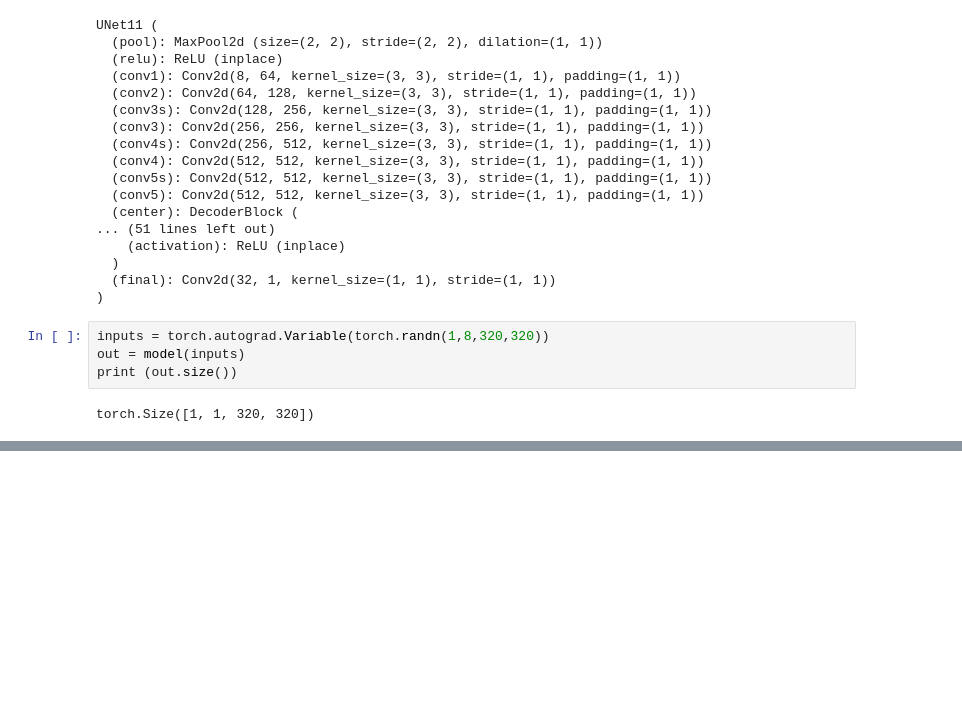
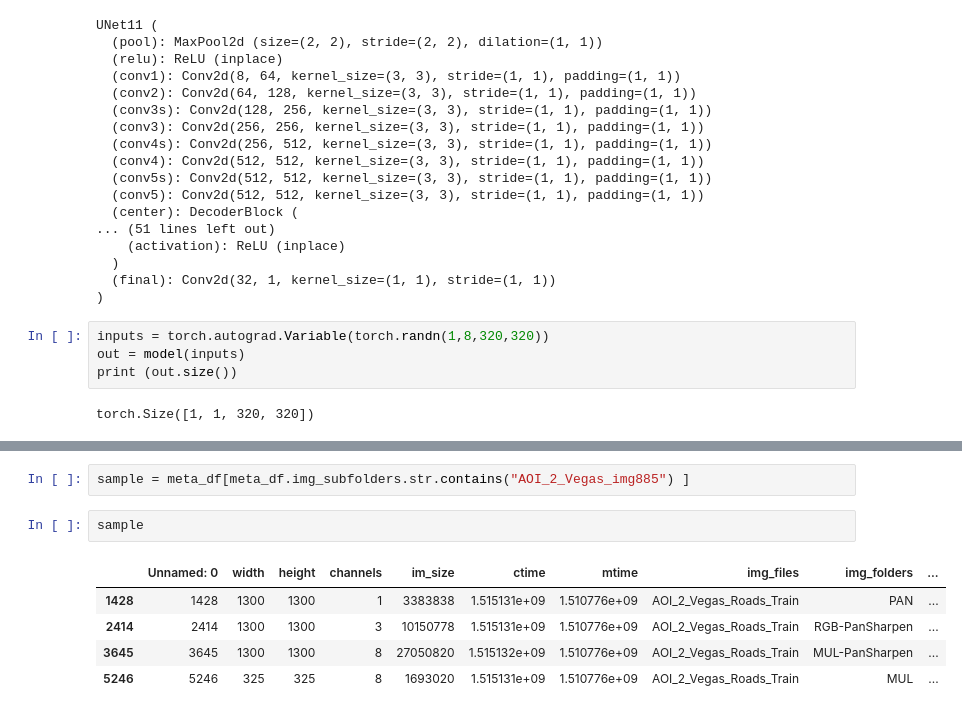
Before and after one commit to snakers4/spacenet-three, a Jupyter notebook: src/test_config.ipynb, the cells around one changed output, grey strips where cells are left out. Saved outputs shown, nothing was run; the diff lists cells and outputs as text; blank space fills up the shorter version.

```diff
--- a/src/test_config.ipynb
+++ b/src/test_config.ipynb
@@ -450,0 +493,10 @@ torch.Size([1, 1, 320, 320])
+# %%
+sample = meta_df[meta_df.img_subfolders.str.contains("AOI_2_Vegas_img885") ]
+# %%
+sample
+# %% [output]
+|  | Unnamed: 0 | width | height | channels | im_size | ctime | mtime | img_files | img_folders | ... |
+| 1428 | 1428 | 1300 | 1300 | 1 | 3383838 | 1.515131e+09 | 1.510776e+09 | AOI_2_Vegas_Roads_Train | PAN | ... |
+| 2414 | 2414 | 1300 | 1300 | 3 | 10150778 | 1.515131e+09 | 1.510776e+09 | AOI_2_Vegas_Roads_Train | RGB-PanSharpen | ... |
+| 3645 | 3645 | 1300 | 1300 | 8 | 27050820 | 1.515132e+09 | 1.510776e+09 | AOI_2_Vegas_Roads_Train | MUL-PanSharpen | ... |
+| 5246 | 5246 | 325 | 325 | 8 | 1693020 | 1.515131e+09 | 1.510776e+09 | AOI_2_Vegas_Roads_Train | MUL | ... |
```
Also changed, not shown: parts of 17 cells of this notebook, 4 other files.
